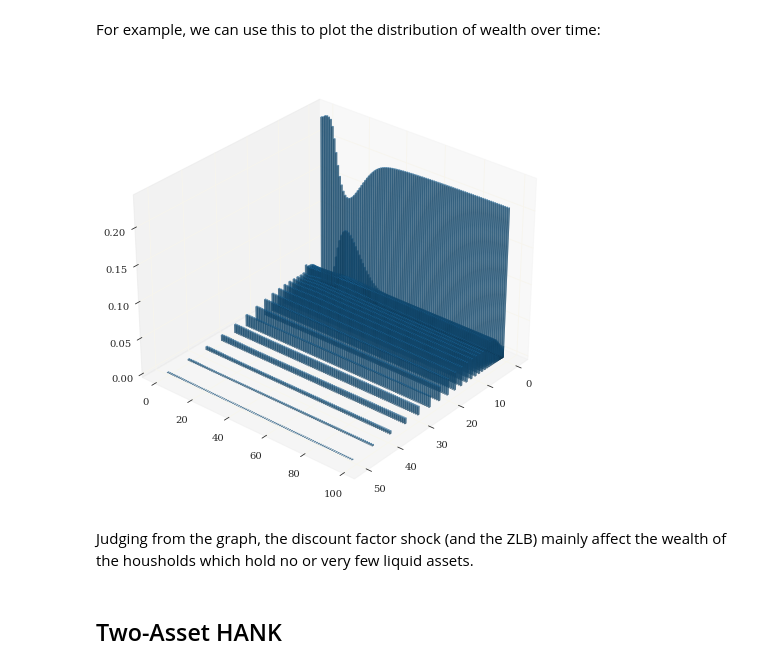
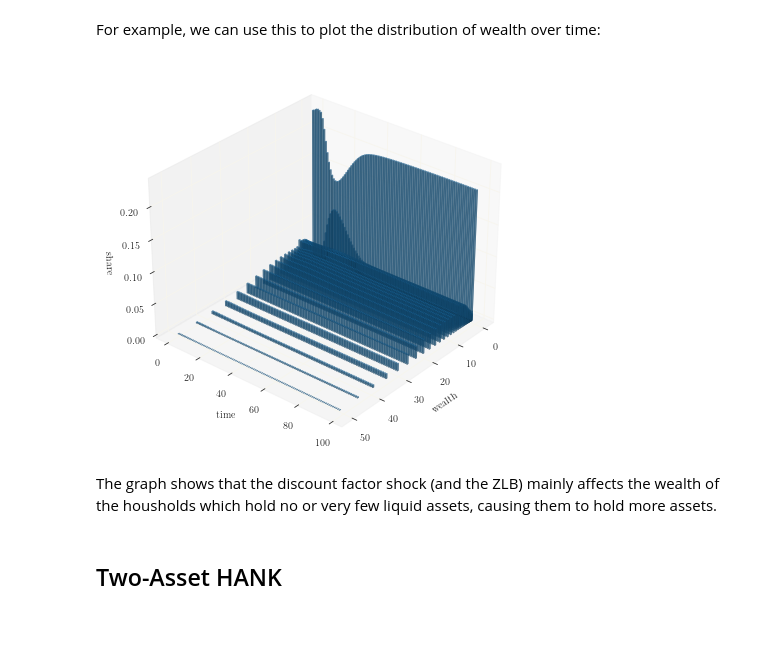
Before and after one commit to gboehl/econpizza, a Jupyter notebook: docs/tutorial.ipynb, the cells around one changed output. Cells and saved outputs as stored; diff of their text form; code cells hidden in the pictures; blank space fills up the shorter version.

```diff
--- a/docs/tutorial.ipynb
+++ b/docs/tutorial.ipynb
@@ -10,7 +10,11 @@ Start with some misc imports and load the package:
 import jax.numpy as jnp # use jax.numpy instead of normal numpy. Yes, this is one of the reasons why it is nice not to have all numpy objects imported on the lowest hirarchy
 from grgrlib import figurator,grplot # a nice backend for batch plotting with matplotlib
 import econpizza as ep # pizza
+import matplotlib.pyplot as plt
 
+
+# for nicer text in figures
+plt.rc('text', usetex=True)
 # only necessary if you run this in a jupyter notebook:
 %matplotlib inline
 # %% [markdown]
@@ -190,13 +201,18 @@ For example, we can use this to plot the distribution of wealth over time:
 # %%
 dist = het_vars['dist']
 a_grid = hank1['context']['a_grid']
-
-ax, _ = grbar3d(dist.sum(0), xedges=a_grid, yedges=jnp.arange(dist.shape[-1]), figsize=(9,8), depth=.5, width=.5, alpha=.5)
-ax.view_init(azim=40) # rotate
+# plot
+ax, _ = grbar3d(dist.sum(0), xedges=a_grid, yedges=jnp.arange(dist.shape[-1]), figsize=(9,7), depth=.5, width=.5, alpha=.5)
+# set axis labels
+ax.set_xlabel('wealth')
+ax.set_ylabel('time')
+ax.set_zlabel('share')
+# rotate
+ax.view_init(azim=40)
 # %% [output]
-[figure, old version]
+[figure, new version]
 # %% [markdown]
-Judging from the graph, the discount factor shock (and the ZLB) mainly affect the wealth of the housholds which hold no or very few liquid assets.
+The graph shows that the discount factor shock (and the ZLB) mainly affects the wealth of the housholds which hold no or very few liquid assets, causing them to hold more assets.
 # %% [markdown]
 ## Two-Asset HANK
 # %% [markdown]
```
Also changed, not shown: parts of 8 cells of this notebook.
